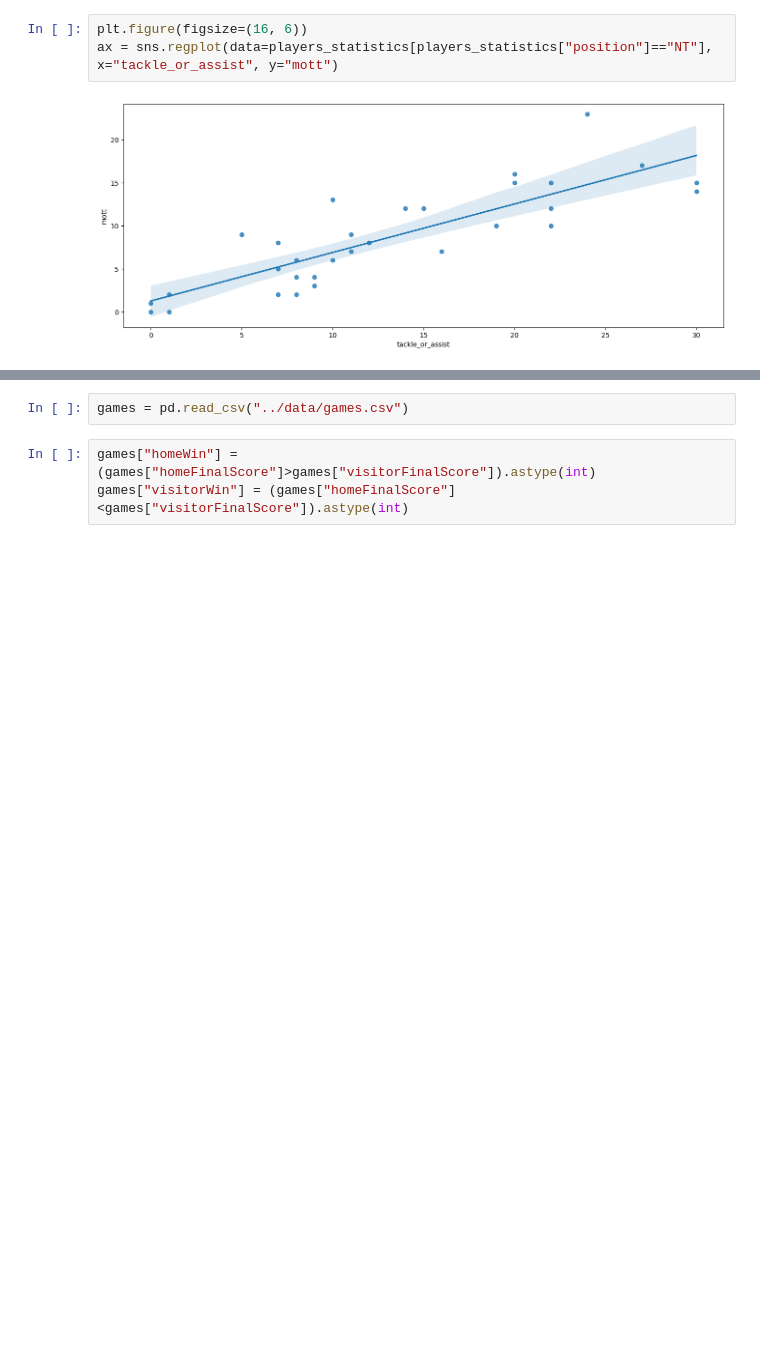
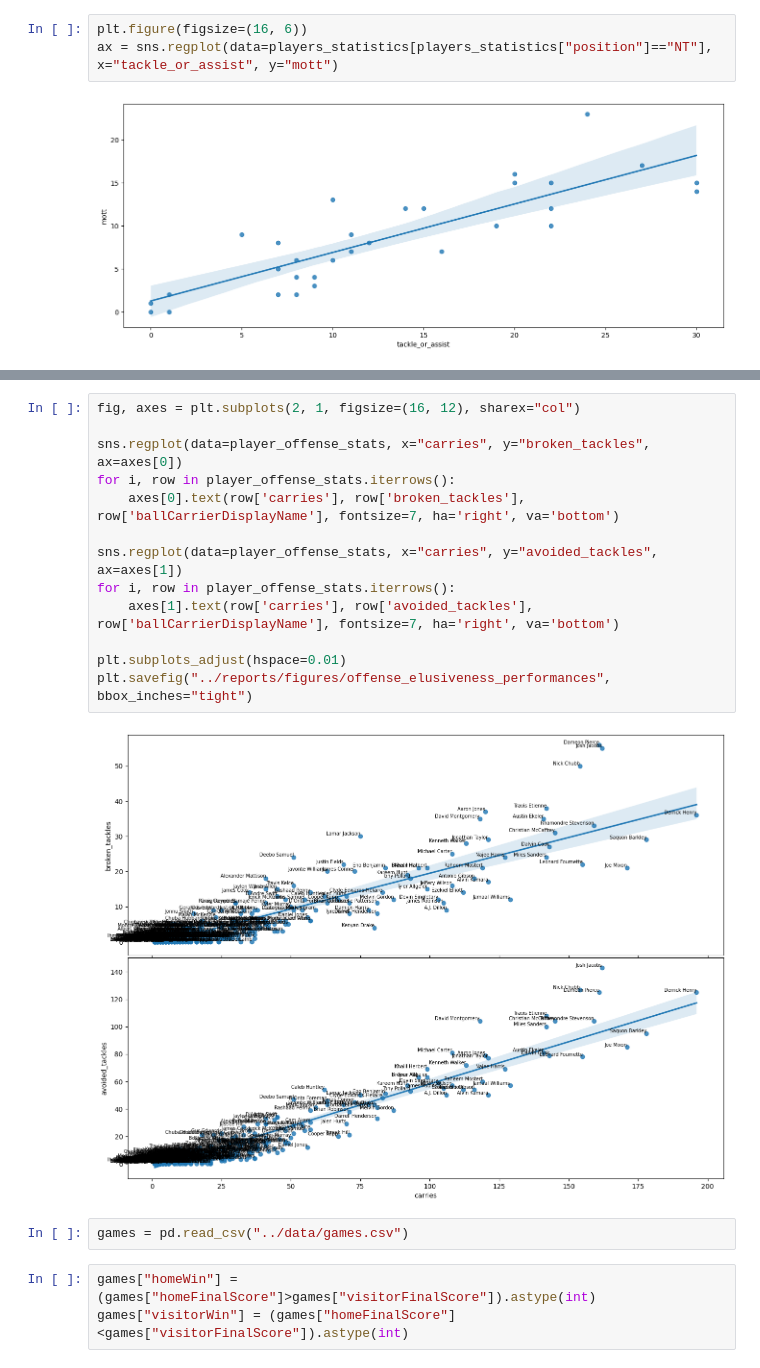
Before and after one commit to MLecardonnel/ExpectedTackling, a Jupyter notebook: notebooks/statistics_mott.ipynb, the cells around one changed output, grey strips where cells are left out. Saved outputs shown, nothing was run; the diff lists cells and outputs as text; blank space fills up the shorter version.

```diff
--- a/notebooks/statistics_mott.ipynb
+++ b/notebooks/statistics_mott.ipynb
@@ -271,3 +318,18 @@ features_data[(features_data["nflId"]==43332)&(features_data["mott"]==1)]
+# %%
+fig, axes = plt.subplots(2, 1, figsize=(16, 12), sharex="col")
+
+sns.regplot(data=player_offense_stats, x="carries", y="broken_tackles", ax=axes[0])
+for i, row in player_offense_stats.iterrows():
+    axes[0].text(row['carries'], row['broken_tackles'], row['ballCarrierDisplayName'], fontsize=7, ha='right', va='bottom')
+
+sns.regplot(data=player_offense_stats, x="carries", y="avoided_tackles", ax=axes[1])
+for i, row in player_offense_stats.iterrows():
+    axes[1].text(row['carries'], row['avoided_tackles'], row['ballCarrierDisplayName'], fontsize=7, ha='right', va='bottom')
+
+plt.subplots_adjust(hspace=0.01)
+plt.savefig("../reports/figures/offense_elusiveness_performances", bbox_inches="tight")
+# %% [output]
+[figure, added]
 # %%
 games = pd.read_csv("../data/games.csv")
 # %%
```
Also changed, not shown: parts of 5 cells of this notebook, 2 other files.
